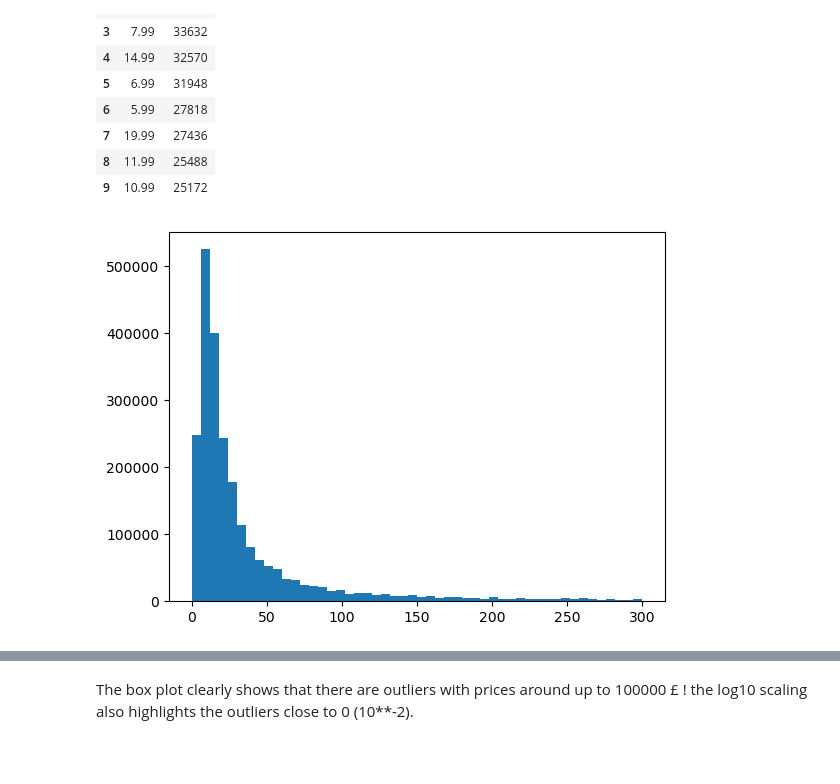
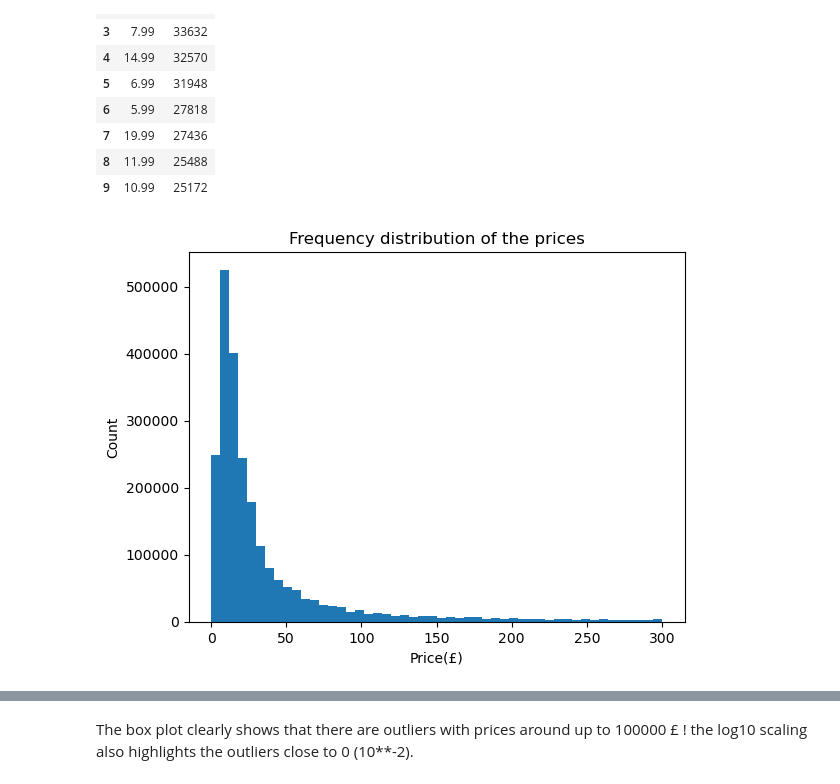
Before and after one commit to vmontiga/lab-eda-univariate, a Jupyter notebook: univariate_analysis_lab.ipynb, the cells around one changed output, grey strips where cells are left out. Drawn from its saved outputs; the diff is of its cells as text; code cells hidden in the pictures; blank space fills up the shorter version.

Commit message:
Polished graphs

```diff
--- a/univariate_analysis_lab.ipynb
+++ b/univariate_analysis_lab.ipynb
@@ -175,8 +175,11 @@ frequency_table_price
 | 9 | 10.99 | 25172 |
 # %%
 plt.hist(df[df['price'] <= 300]['price'], bins=50)
+plt.title('Frequency distribution of the prices')
+plt.xlabel("Price(£)")
+plt.ylabel('Count')
 plt.show()
 # %% [output]
-[figure, old version]
+[figure, new version]
 # %%
 sns.boxplot(x=df.price, palette = "Set2", linewidth = 2.5, log_scale=True)
```
Also changed, not shown: parts of 2 cells of this notebook.
